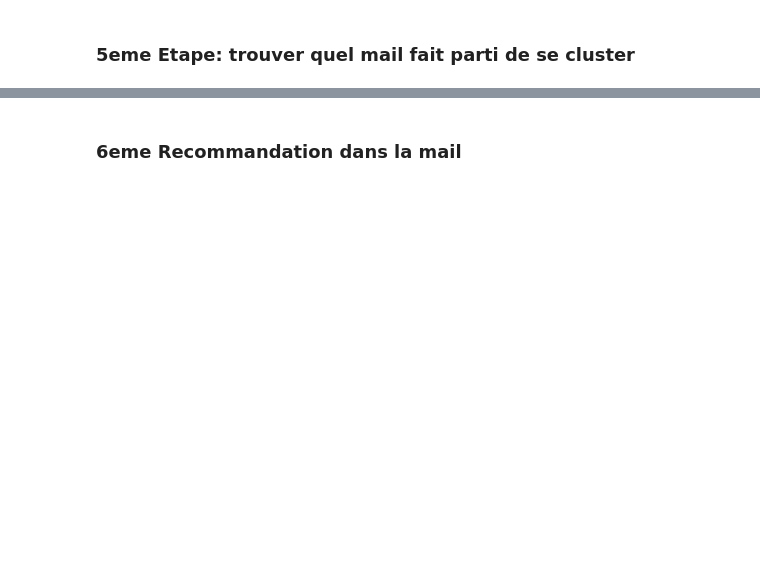
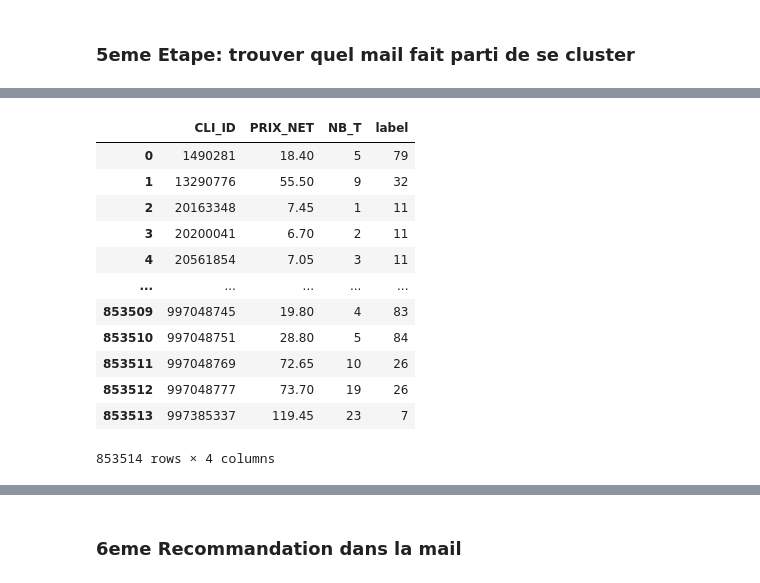
Before and after one commit to gu1lhemlcb/T-DAT, a Jupyter notebook: team-1-simple.ipynb, the cells around one changed output, grey strips where cells are left out. Saved outputs shown, nothing was run; the diff lists cells and outputs as text; code cells hidden in the pictures; blank space fills up the shorter version.

```diff
--- a/team-1-simple.ipynb
+++ b/team-1-simple.ipynb
@@ -67,0 +316,17 @@ df_cluster.plot.scatter(x="PRIX_NET", y="NB_T", c="label", colormap=reversed_col
+# %%
+selected_cluster_client = cart_cluster
+selected_cluster_client
+# %% [output]
+|  | CLI_ID | PRIX_NET | NB_T | label |
+| 0 | 1490281 | 18.40 | 5 | 79 |
+| 1 | 13290776 | 55.50 | 9 | 32 |
+| 2 | 20163348 | 7.45 | 1 | 11 |
+| 3 | 20200041 | 6.70 | 2 | 11 |
+| 4 | 20561854 | 7.05 | 3 | 11 |
+| ... | ... | ... | ... | ... |
+| 853509 | 997048745 | 19.80 | 4 | 83 |
+| 853510 | 997048751 | 28.80 | 5 | 84 |
+| 853511 | 997048769 | 72.65 | 10 | 26 |
+| 853512 | 997048777 | 73.70 | 19 | 26 |
+| 853513 | 997385337 | 119.45 | 23 | 7 |
+853514 rows × 4 columns
```
Also changed, not shown: parts of 39 cells of this notebook.
